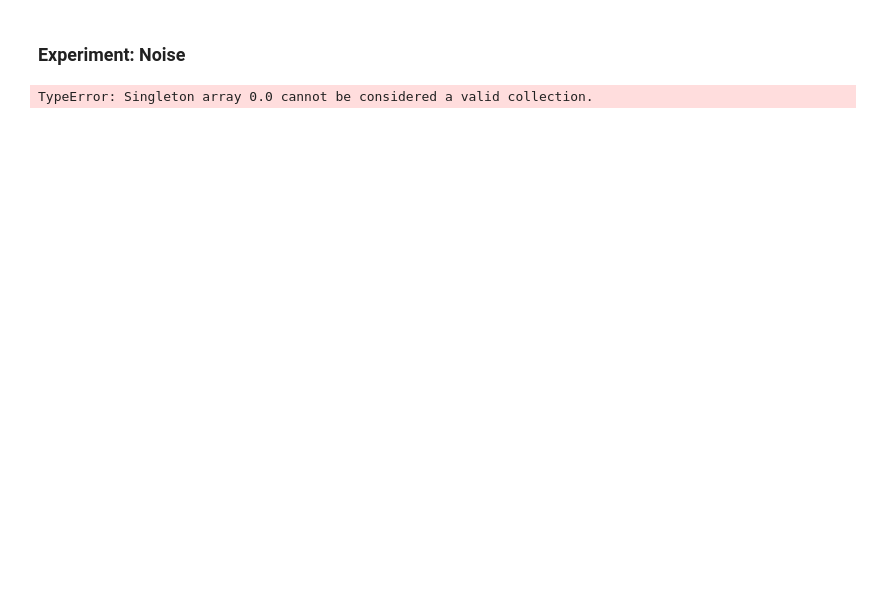
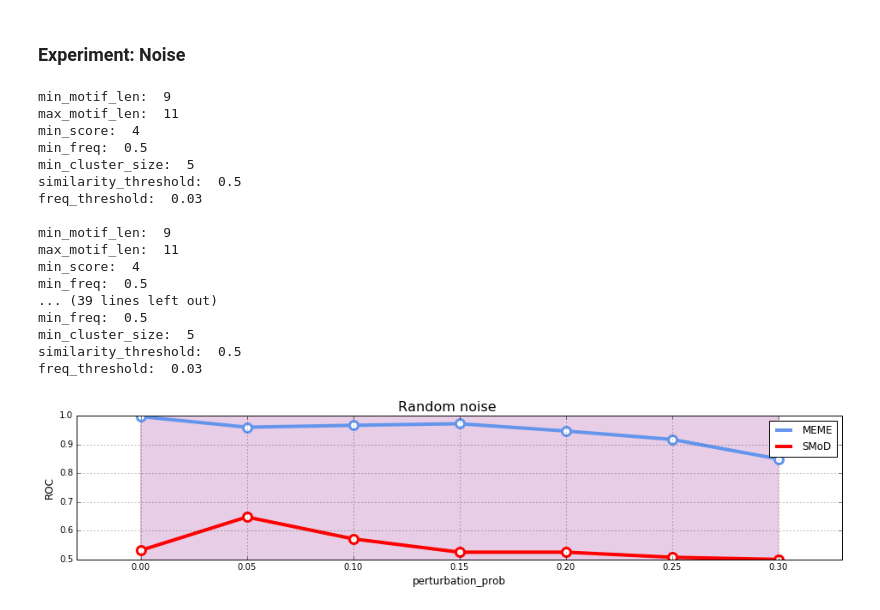
Before and after one commit to fabriziocosta/pyMotif, a Jupyter notebook: Performance Comparison.ipynb, the cells around one changed output. Cells and saved outputs as stored; diff of their text form; code cells hidden in the pictures; blank space fills up the shorter version.

```diff
--- a/Performance Comparison.ipynb
+++ b/Performance Comparison.ipynb
@@ -224,35 +226,52 @@ n_rep = 4
 %%time
 
 def make_results(n_rep=n_rep):
     for param in [0.0, 0.05, 0.10, 0.15, 0.2, 0.25, 0.3]:
         results = {'meme':[], 'smod':[]}
         for rep in range(n_rep):
             tool_result = evaluate(scoring_criteria='pwm', # ['pwm','hmm']
                                    complexity=5,
                                    motif_length=10,
-                                   n_motives=2,
+                                   n_motives=4,
                                    sequence_length=100,
                                    n_sequences=250,
                                    perturbation_prob=param,
                                    n_clusters=10,
                                    min_subarray_size=9,
                                    max_subarray_size=11,
                                    min_score=4,
                                    min_freq=0.5,
-                                   min_cluster_size=10,
-                                   similarity_threshold=.25,
+                                   min_cluster_size=5,
+                                   similarity_threshold=.50,
                                    freq_threshold=0.03)
 
-            results['meme'].append(tool_result['meme'][0][0])    #TODO: only avg score on test data is saved
+            results['meme'].append(tool_result['meme'][0][0])
             results['smod'].append(tool_result['smod'][0][0])
         for tool in ['meme', 'smod']:
             avg = np.mean(results[tool])
             std = np.std(results[tool])
             results[tool] = (avg, std)
         yield param, results['meme'][0], results['meme'][1], results['smod'][0], results['smod'][1]
 
 
 data = [(param, val_m, std_m, val_s, std_s) for param, val_m, std_m, val_s, std_s in make_results()]
 plot_results(data, title='Random noise', xlabel='perturbation_prob', ylabel='ROC')
 # %% [output]
-TypeError: Singleton array 0.0 cannot be considered a valid collection.
+min_motif_len:  9
+max_motif_len:  11
+min_score:  4
+min_freq:  0.5
+min_cluster_size:  5
+similarity_threshold:  0.5
+freq_threshold:  0.03
+
+min_motif_len:  9
+max_motif_len:  11
+min_score:  4
+min_freq:  0.5
+... (39 lines left out)
+min_freq:  0.5
+min_cluster_size:  5
+similarity_threshold:  0.5
+freq_threshold:  0.03
+[figure, added]
```
Also changed, not shown: parts of 24 cells of this notebook, 1 other file.
